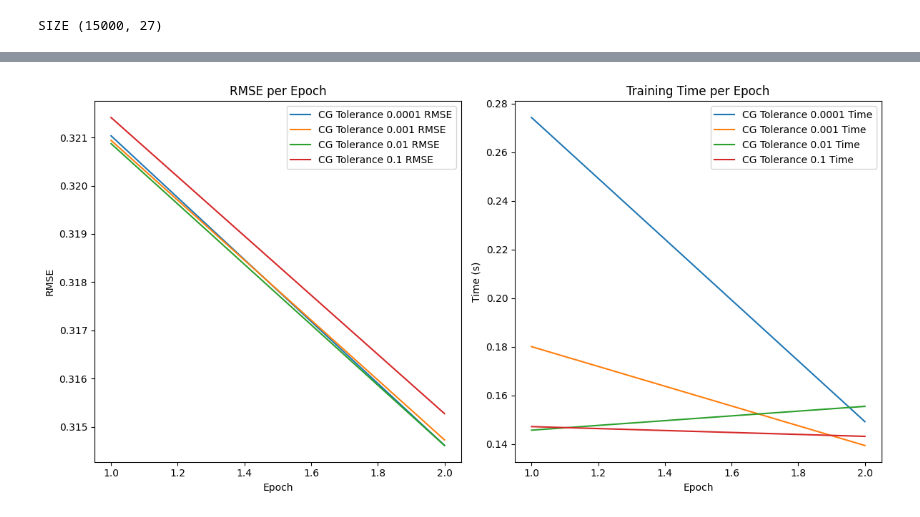
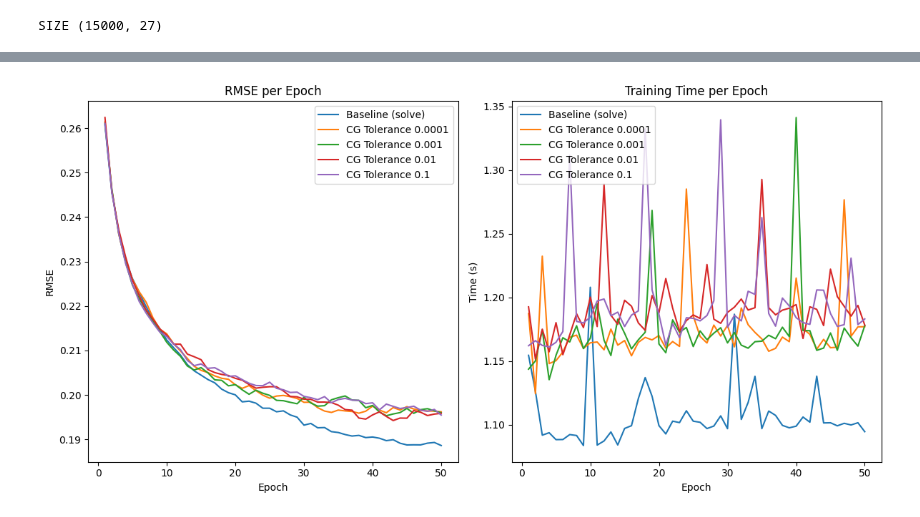
Before and after one commit to danehuang/softki, a Jupyter notebook: analysis/CG_testing.ipynb, the cells around one changed output, grey strips where cells are left out. Drawn from its saved outputs; the diff is of its cells as text; code cells hidden in the pictures.

```diff
--- a/analysis/CG_testing.ipynb
+++ b/analysis/CG_testing.ipynb
@@ -487,9 +79,17 @@ def plot_results(all_mean_rmse, all_mean_runtimes, all_std_rmse, all_std_runtime
 
     epochs_range = range(1, epochs + 1)
 
-    # Plot RMSE per Epoch for each tolerance
-    for i, tol in enumerate(tolerance_values):
-        axes[0].plot(epochs_range, all_mean_rmse[i], label=f'CG Tolerance {tol}')
+    # Plot RMSE per Epoch for each model (baseline + CG tolerances)
+    for i in range(len(tolerance_values)):
+        if i == 0:
+            # First entry is the baseline
+            axes[0].plot(epochs_range, all_mean_rmse[i], label='Baseline (solve)')
+        else:
+            # Entries after the baseline correspond to CG tolerances
+            tol = tolerance_values[i]
+            axes[0].plot(epochs_range, all_mean_rmse[i], label=f'CG Tolerance {tol}')
+
+        # Fill between the RMSE values for standard deviation
         axes[0].fill_between(epochs_range,
                              [m - s for m, s in zip(all_mean_rmse[i], all_std_rmse[i])],
                              [m + s for m, s in zip(all_mean_rmse[i], all_std_rmse[i])],
@@ -500,9 +100,17 @@ def plot_results(all_mean_rmse, all_mean_runtimes, all_std_rmse, all_std_runtime
     axes[0].set_ylabel('RMSE')
     axes[0].legend()
 
-    # Plot Training Time per Epoch for each tolerance
-    for i, tol in enumerate(tolerance_values):
-        axes[1].plot(epochs_range, all_mean_runtimes[i], label=f'CG Tolerance {tol}')
+    # Plot Training Time per Epoch for each model (baseline + CG tolerances)
+    for i in range(len(tolerance_values)):
+        if i == 0:
+            # First entry is the baseline
+            axes[1].plot(epochs_range, all_mean_runtimes[i], label='Baseline (solve)')
+        else:
+            # Entries after the baseline correspond to CG tolerances
+            tol = tolerance_values[i]
+            axes[1].plot(epochs_range, all_mean_runtimes[i], label=f'CG Tolerance {tol}')
+
+        # Fill between the runtime values for standard deviation
         axes[1].fill_between(epochs_range,
                              [m - s for m, s in zip(all_mean_runtimes[i], all_std_runtimes[i])],
                              [m + s for m, s in zip(all_mean_runtimes[i], all_std_runtimes[i])],
@@ -530,10 +138,12 @@ def train_gp(GP_class, inducing_points, test_dataset, train_features, train_labe
         learn_noise=learn_noise,
         use_scale=model_config.get("use_scale", True),
         dtype=dtype,
+        max_cg_iter=1000,
         solver=model_config.get("solver", "solve"),
         mll_approx=model_config.get("mll_approx", "hutchinson"),
         fit_chunk_size=model_config.get("fit_chunk_size", 1024),
         use_qr=model_config.get("use_qr", True)
+
     )
 
 
@@ -688,7 +296,7 @@ def benchmark( train_dataset, test_dataset, epochs=2, seed=42, N=3):
 
 #==================Benchmark============================
 
-epochs = 10
+epochs = 50
 N = 1 # Number of runs
 all_mean_rmse, all_mean_runtimes, all_std_rmse, all_std_runtimes = benchmark( train_dataset, test_dataset, epochs=epochs, seed=6535, N=N)
 # %% [output]
@@ -740,5 +348,6 @@ Using softmax_interp
 # %%
-tolerance_values = [1e-4, 1e-3, 1e-2, 1e-1]
+#max iter 50
+tolerance_values = [None,1e-4, 1e-3, 1e-2, 1e-1]
 plot_results(all_mean_rmse, all_mean_runtimes, all_std_rmse, all_std_runtimes, epochs=epochs, tolerance_values=tolerance_values)
 # %% [output]
-[figure, old version]
+[figure, new version]
```
Also changed, not shown: parts of 4 cells of this notebook.
